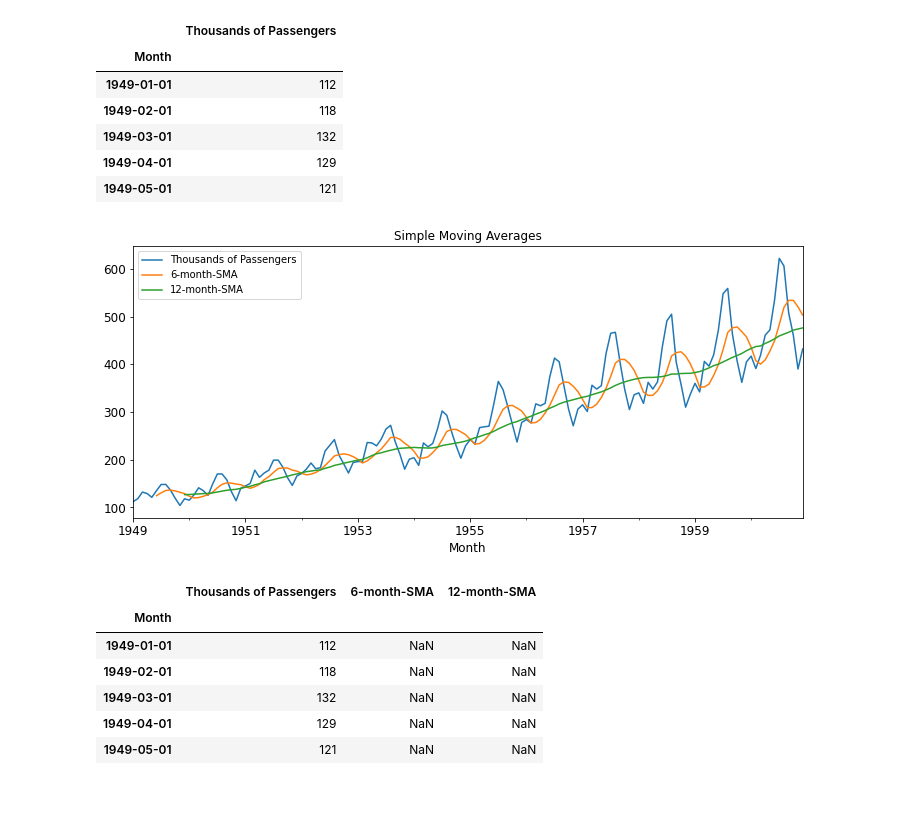
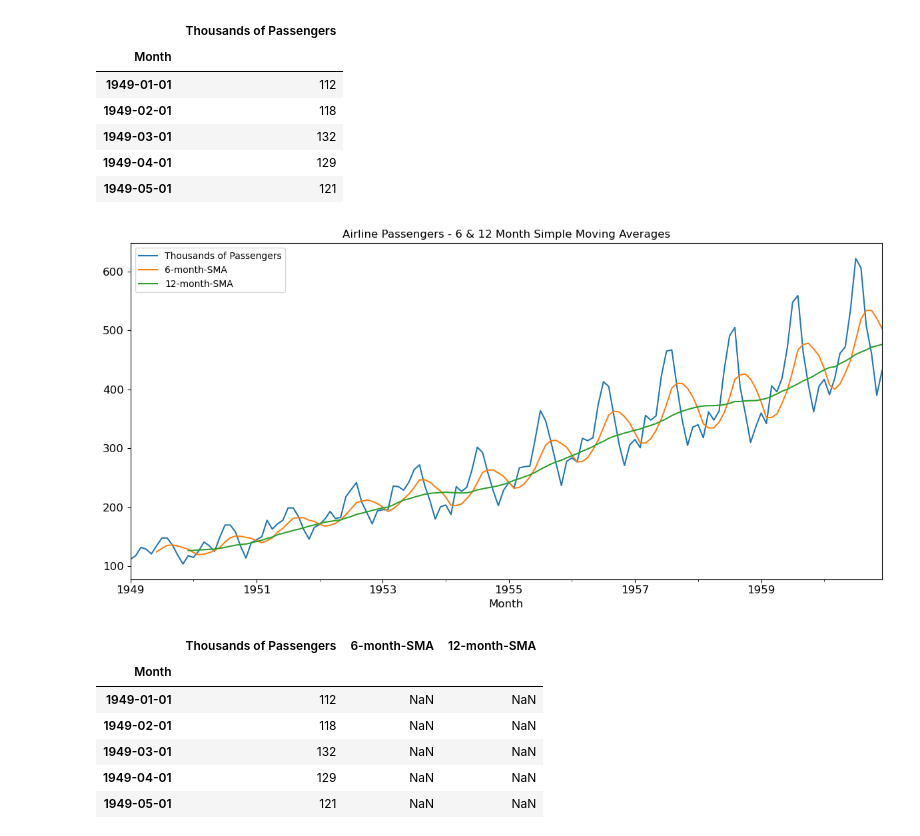
Before and after one commit to AleLagTeach/Demand-Forecasting, a Jupyter notebook: Demand Forecasting.ipynb, the cells around one changed output. Drawn from its saved outputs; the diff is of its cells as text; code cells hidden in the pictures; blank space fills up the shorter version.

```diff
--- a/Demand Forecasting.ipynb
+++ b/Demand Forecasting.ipynb
@@ -79,7 +88,7 @@ usmacro[['gdp_trend','realgdp']]['2000-03-31':].plot(figsize=(12,8),title='GDP &
 # Multiplicative model is used when the trend increases/decreases at a non linear rate.
 #Example, every year the number of airline passengers doubles by 20,000.
 # %%
-airline = pd.read_csv("C:/Users/Alexandra Logorio/HLM/Demand Forecasting/airline_passengers.csv",index_col='Month', parse_dates=True)
+airline = pd.read_csv("C:/Users/Alexandra Lagorio/Desktop/Progetti/Jupiter Notebook/Demand Forecasting/airline_passengers.csv",index_col='Month', parse_dates=True)
 airline.head()
 # %% [output]
 |  | Thousands of Passengers |
@@ -111,12 +139,27 @@ airline.head()
 | 1949-04-01 | 129 |
 | 1949-05-01 | 121 |
 # %%
-airline.dropna(inplace=True)
+# Make sure the column name is correct and the index is a DateTimeIndex
+airline = airline.copy()
+airline.index = pd.to_datetime(airline.index)
+
+# Drop missing values safely
+airline = airline.dropna(subset=['Thousands of Passengers'])
+
+# Compute simple moving averages (6-month and 12-month)
 airline['6-month-SMA'] = airline['Thousands of Passengers'].rolling(window=6).mean()
 airline['12-month-SMA'] = airline['Thousands of Passengers'].rolling(window=12).mean()
-airline.plot(title='Simple Moving Averages');
+
+# Plot all three series together
+ax = airline[['Thousands of Passengers', '6-month-SMA', '12-month-SMA']].plot(
+    figsize=(12,6),
+    title='Airline Passengers - 6 & 12 Month Simple Moving Averages'
+)
+ax.autoscale(axis='x', tight=True)
+plt.tight_layout()
+plt.show();
 # %% [output]
-[figure, old version]
+[figure, new version]
 # %%
 airline.head(12)
 # %% [output]
```
Also changed, not shown: parts of 43 cells of this notebook.
